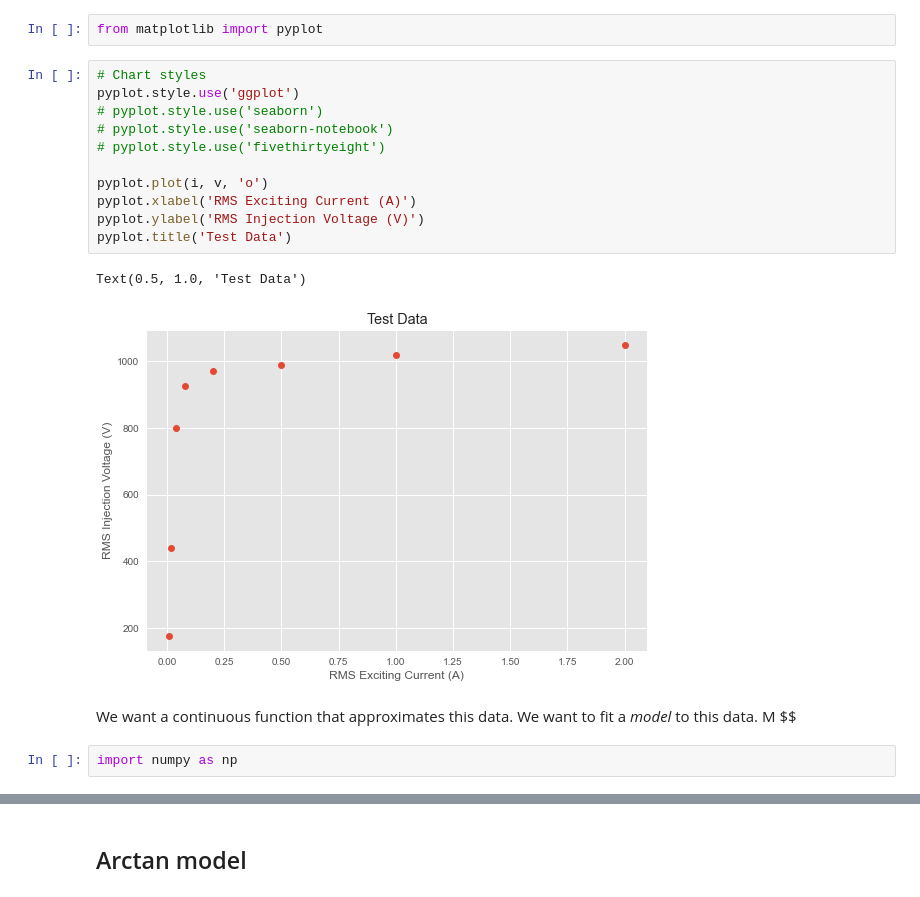
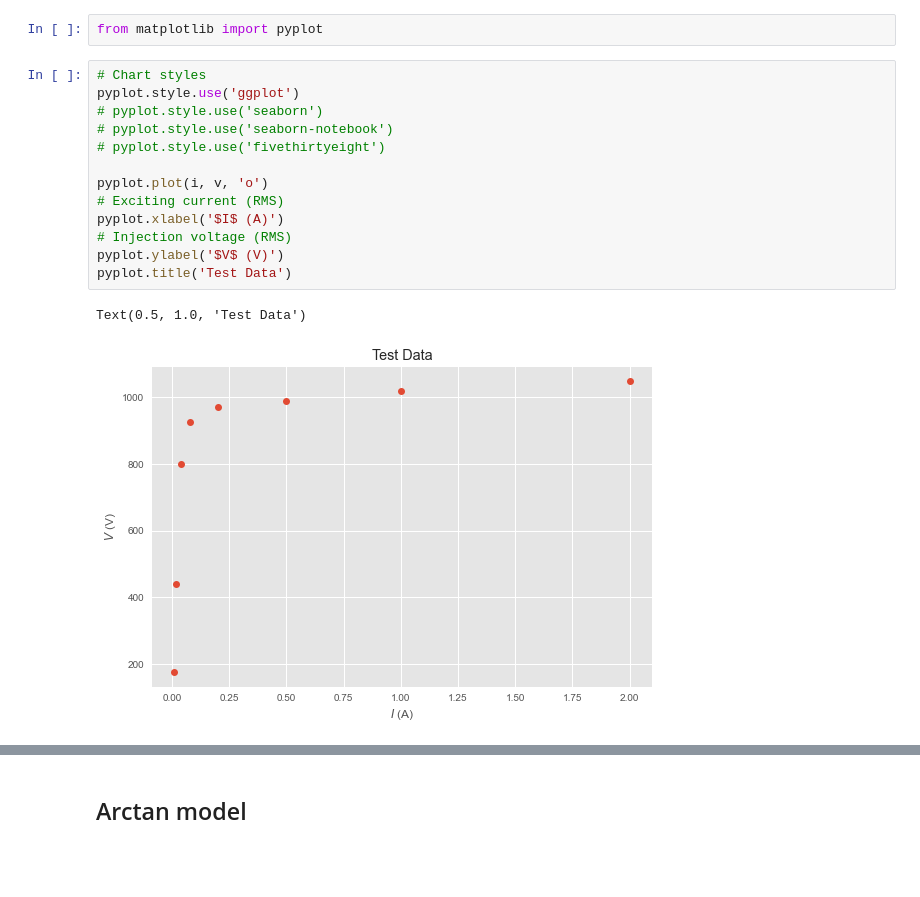
Before and after one commit to eidorb/brodie.id.au, a Jupyter notebook: site/posts/calculate-the-knee-point-voltage-of-a-current-transformer-algorithmically.ipynb, the cells around one changed output, grey strips where cells are left out. Drawn from its saved outputs; the diff is of its cells as text; blank space fills up the shorter version.

```diff
--- a/site/posts/calculate-the-knee-point-voltage-of-a-current-transformer-algorithmically.ipynb
+++ b/site/posts/calculate-the-knee-point-voltage-of-a-current-transformer-algorithmically.ipynb
@@ -96,19 +96,16 @@ from matplotlib import pyplot
 # %%
 # Chart styles
 pyplot.style.use('ggplot')
 # pyplot.style.use('seaborn')
 # pyplot.style.use('seaborn-notebook')
 # pyplot.style.use('fivethirtyeight')
 
 pyplot.plot(i, v, 'o')
-pyplot.xlabel('RMS Exciting Current (A)')
-pyplot.ylabel('RMS Injection Voltage (V)')
+# Exciting current (RMS)
+pyplot.xlabel('$I$ (A)')
+# Injection voltage (RMS)
+pyplot.ylabel('$V$ (V)')
 pyplot.title('Test Data')
 # %% [output]
 Text(0.5, 1.0, 'Test Data')
-[figure, old version]
+[figure, new version]
-# %% [markdown]
-We want a continuous function that approximates this data. We want to fit a *model* to this data. M
-$$
-# %%
-import numpy as np
```
Also changed, not shown: parts of 21 cells of this notebook.
